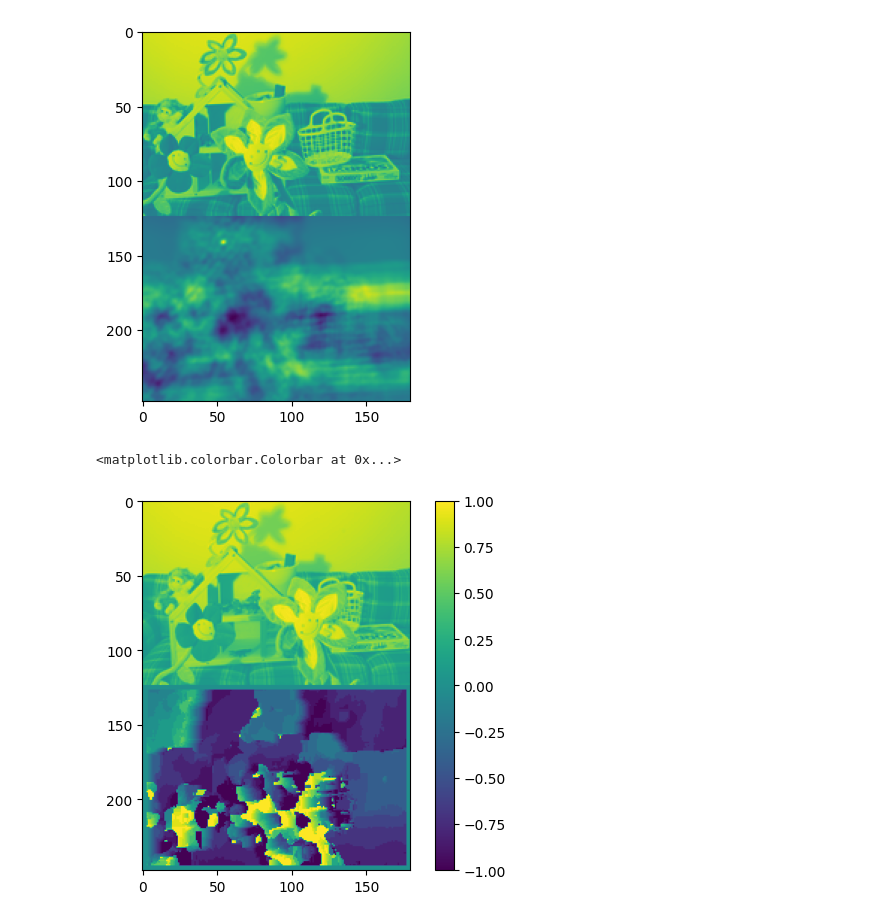
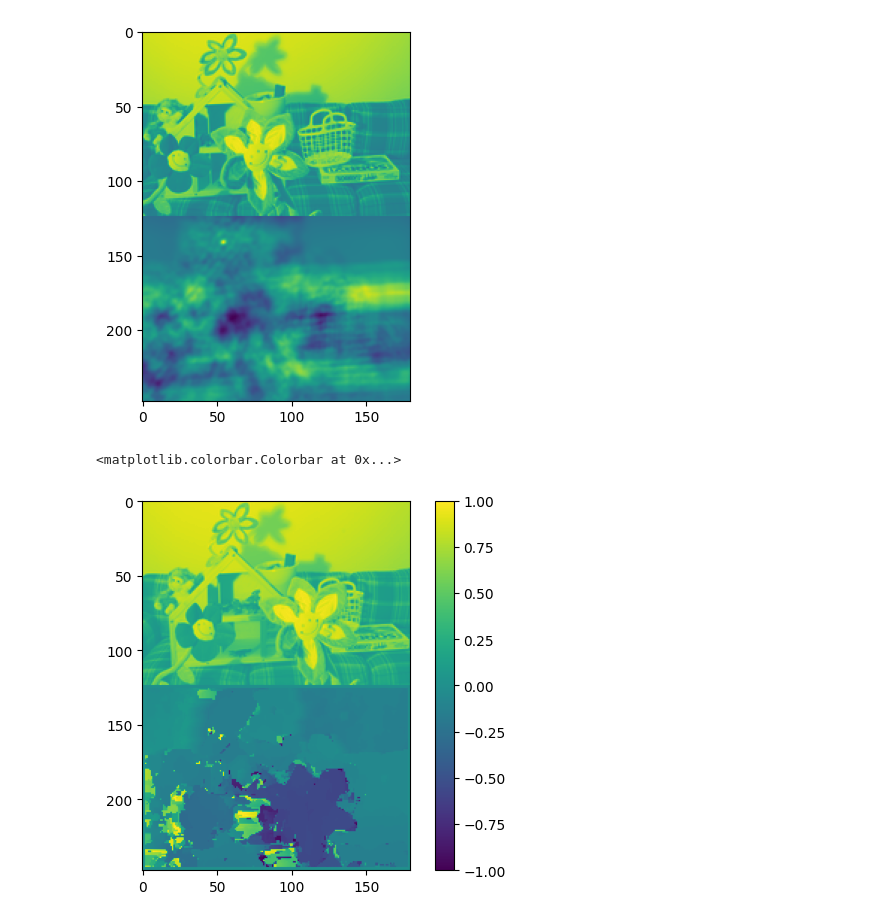
Before and after one commit to csci476-24w/476-lectures, a Jupyter notebook: notebooks/L12_476.ipynb, the cells around one changed output. Saved outputs shown, nothing was run; the diff lists cells and outputs as text; code cells hidden in the pictures.

```diff
--- a/notebooks/L12_476.ipynb
+++ b/notebooks/L12_476.ipynb
@@ -93,40 +93,44 @@ plt.imshow(np.vstack([right, xcorr_out/xcorr_out.max()]))
 import tqdm
 
 def ncc_cost(left_patch, right_patch):
-    # TODO: HW #1
+    lp = (left_patch - left_patch.mean()) / left_patch.std()
+    rp = (right_patch - right_patch.mean()) / right_patch.std()
+    return (lp * rp).sum()
 
 def ssd_cost(left_patch, right_patch):
     return np.sum((left_patch - right_patch)**2)
 
 def sad_cost(left_patch, right_patch):
     return np.sum(np.abs(left_patch - right_patch))
 
 H, W = left.shape
-window = 7
+window = 5
 hw = window // 2
 
 disparity_img = np.zeros_like(left)
 
-disparity_limit = 10
+disparity_limit = 60
 
 
 for i in tqdm.tqdm(range(hw, H-hw)):
     low_i = i-hw
     high_i = i+hw+1
     for j in range(hw, W-hw):
         low_j = j-hw
         high_j = j+hw+1
         left_patch = left[low_i:high_i, low_j:high_j]
         costs = 1e5 * np.ones((disparity_limit*2+1))
         for d in range(-disparity_limit, disparity_limit+1): # disparities
-
-            # Scott TODO
+            if 0 <= low_j+d and high_j+d <= W:
+                right_patch = right[low_i:high_i, low_j+d:high_j+d]
+                costs[d + disparity_limit] = ssd_cost(left_patch, right_patch)
+        disparity_img[i,j] = np.argmin(costs) - disparity_limit
 
 plt.imshow(np.vstack([left, disparity_img/disparity_img.max()]))
 plt.colorbar()
 # %% [output]
 <matplotlib.colorbar.Colorbar at 0x...>
-[figure, old version]
+[figure, new version]
 # %%
 np.set_printoptions(suppress=True) # suppress scientific notation
 # %%
```
Also changed, not shown: parts of 11 cells of this notebook, 3 other files.
